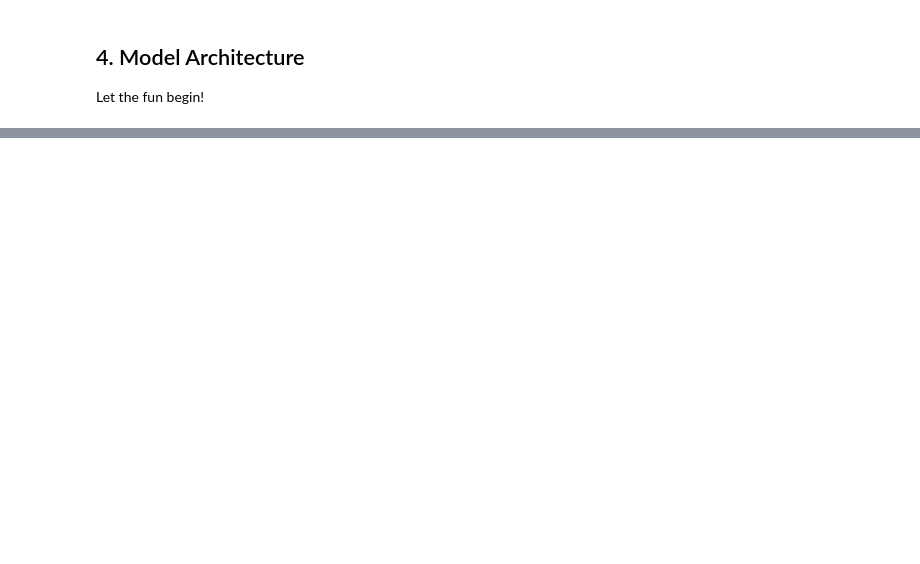
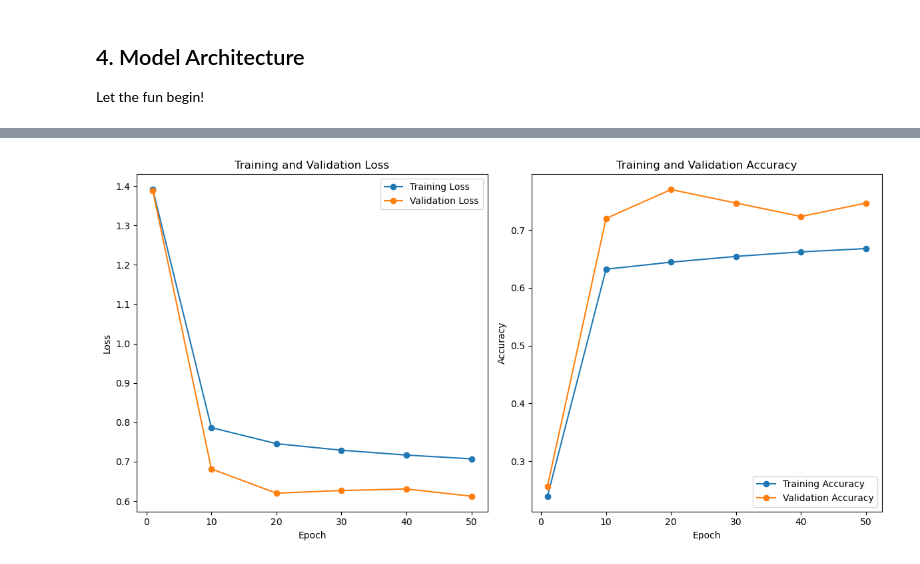
Before and after one commit to yosua-kristianto/proof-of-concepts, a Jupyter notebook: tensorlayerx/20240504/simple-classification.ipynb, the cells around one changed output, grey strips where cells are left out. Saved outputs shown, nothing was run; the diff lists cells and outputs as text; code cells hidden in the pictures; blank space fills up the shorter version.

Commit message:
Hyperparameter Tuning, added plot

```diff
--- a/tensorlayerx/20240504/simple-classification.ipynb
+++ b/tensorlayerx/20240504/simple-classification.ipynb
@@ -312,0 +337,34 @@ Epoch 1 of 300 took 14.844352722167969
+# %%
+import matplotlib.pyplot as plt;
+
+x = [1, 10, 20, 30, 40 , 50];
+train_loss = [1.3910863399505615, 0.7865617275238037, 0.7459458112716675, 0.7291558980941772, 0.7168499827384949, 0.7072524428367615];
+train_acc = [0.2392857142857143, 0.6321428571428571, 0.6442857142857142, 0.6542857142857142, 0.6621428571428571, 0.6678571428571428];
+val_loss = [1.387916088104248, 0.6817115545272827, 0.620160698890686, 0.6268974542617798, 0.6307703256607056, 0.6124096512794495];
+val_acc = [0.25666666666666665,  0.72, 0.77, 0.7466666666666667, 0.7233333333333334, 0.7466666666666667];
+
+# Plotting
+plt.figure(figsize=(12, 6))
+
+# Plot training loss
+plt.subplot(1, 2, 1);
+plt.plot(x, train_loss, label='Training Loss', marker='o');
+plt.plot(x, val_loss, label='Validation Loss', marker='o');
+plt.title('Training and Validation Loss');
+plt.xlabel('Epoch');
+plt.ylabel('Loss');
+plt.legend();
+
+# Plot training accuracy
+plt.subplot(1, 2, 2);
+plt.plot(x, train_acc, label='Training Accuracy', marker='o');
+plt.plot(x, val_acc, label='Validation Accuracy', marker='o');
+plt.title('Training and Validation Accuracy');
+plt.xlabel('Epoch');
+plt.ylabel('Accuracy');
+plt.legend();
+
+plt.tight_layout();
+plt.show();
+# %% [output]
+[figure, added]
```
Also changed, not shown: parts of 8 cells of this notebook.
